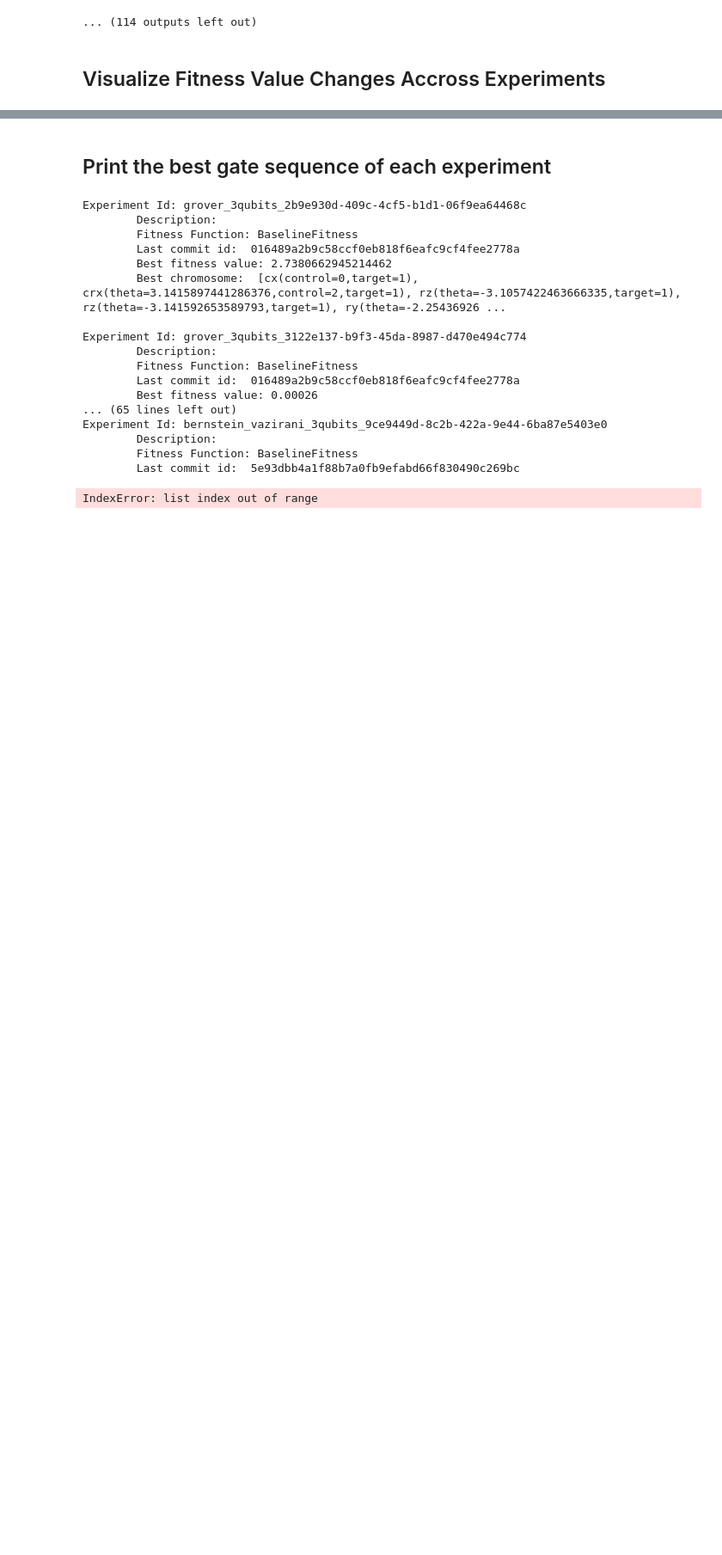
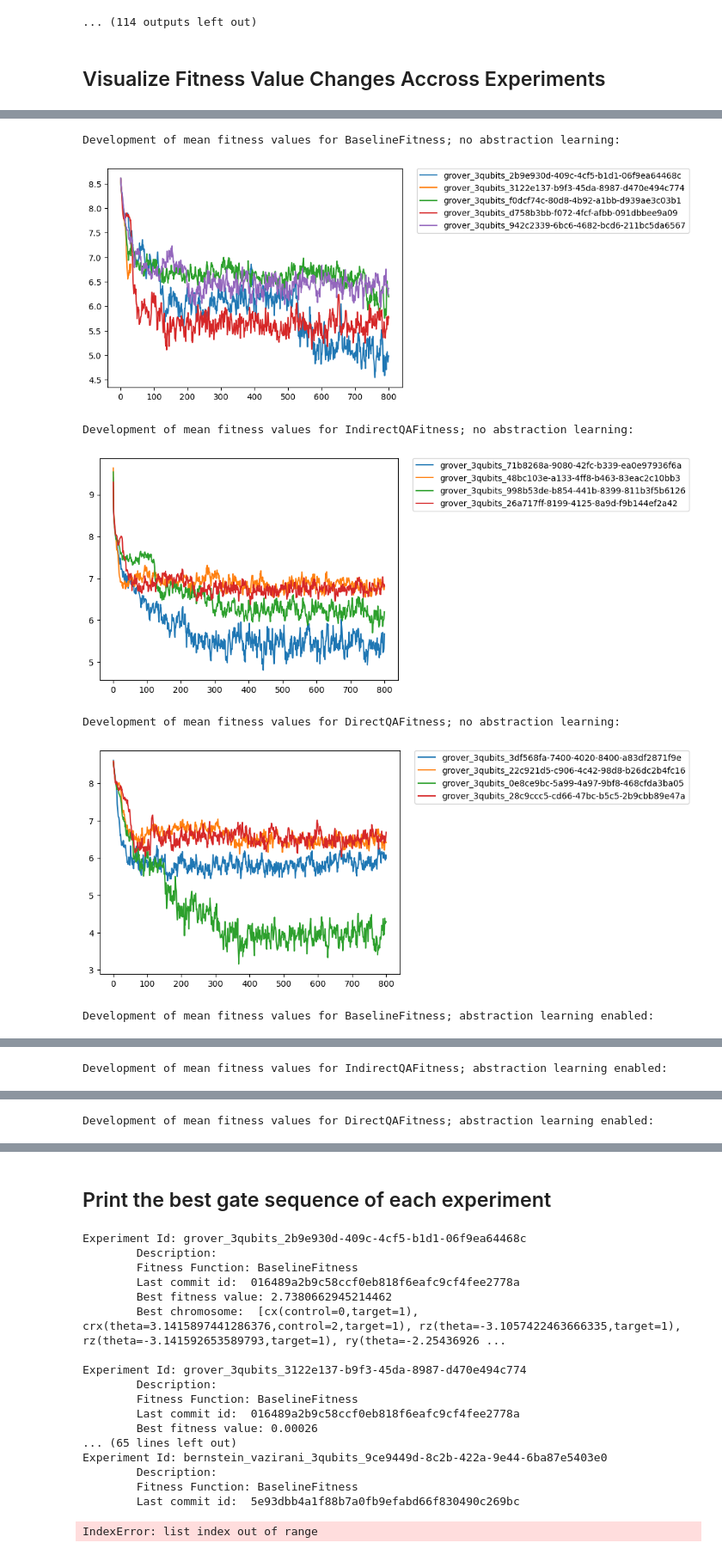
Before and after one commit to westoun/gp4qc, a Jupyter notebook: evaluation.ipynb, the cells around one changed output, grey strips where cells are left out. Shown at 86% size. Drawn from its saved outputs; the diff is of its cells as text; code cells hidden in the pictures; blank space fills up the shorter version.

```diff
--- a/evaluation.ipynb
+++ b/evaluation.ipynb
@@ -195,0 +206,36 @@ Development of mean fitness values:
+# %%
+# Group by configuration
+EVALUATION_CASE = "grover" # bernstein
+
+configurations = experiments["configuration"].unique()
+experiment_ids = experiments["experiment_id"].unique()
+
+for configuration in configurations:
+    legend = []
+
+    for experiment_id in experiment_ids:
+        if not experiment_id.startswith(EVALUATION_CASE):
+            continue
+
+        current_configuration = experiments.loc[experiments["experiment_id"] == experiment_id]["configuration"].tolist()[0].strip()
+        if current_configuration != configuration:
+            continue
+
+        legend.append(experiment_id)
+
+        current_fitness_values = fitness_values.loc[fitness_values["experiment_id"] == experiment_id]
+
+        ax.plot(current_fitness_values["generation"], current_fitness_values["mean_fitness_value"])
+        ax = plt.subplot()
+
+    print(f"Development of mean fitness values for {configuration}:")
+    plt.legend(legend, bbox_to_anchor=(1.05, 1), loc='upper left', borderaxespad=0)
+    plt.show()
+# %% [output]
+Development of mean fitness values for BaselineFitness; no abstraction learning:
+[figure, added]
+Development of mean fitness values for IndirectQAFitness; no abstraction learning:
+[figure, added]
+Development of mean fitness values for DirectQAFitness; no abstraction learning:
+[figure, added]
+Development of mean fitness values for BaselineFitness; abstraction learning enabled:
@@ -195,0 +243 @@ Development of mean fitness values:
+Development of mean fitness values for IndirectQAFitness; abstraction learning enabled:
@@ -195,0 +245 @@ Development of mean fitness values:
+Development of mean fitness values for DirectQAFitness; abstraction learning enabled:
```
Also changed, not shown: parts of 4 cells of this notebook.
